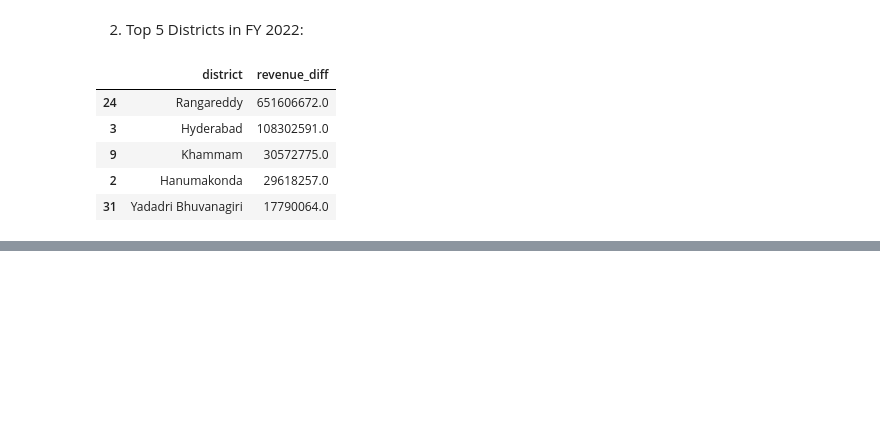
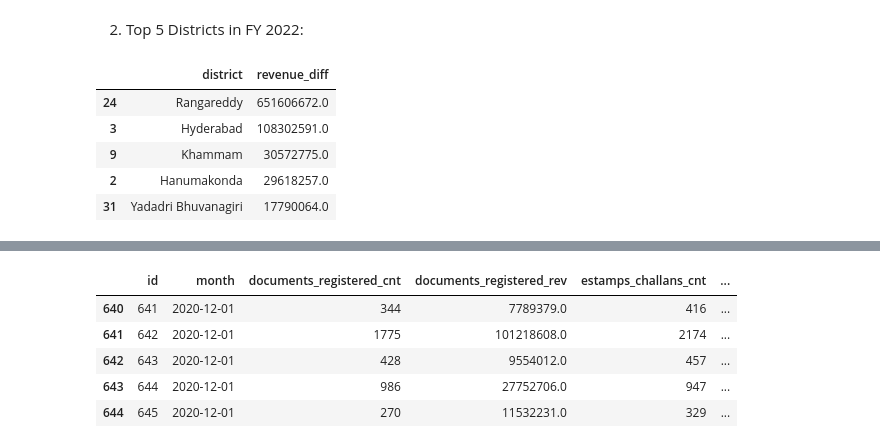
Before and after one commit to nani2357/Telangana_Growth_Analysis, a Jupyter notebook: notebooks/stamps.ipynb, the cells around one changed output, grey strips where cells are left out. Saved outputs shown, nothing was run; the diff lists cells and outputs as text; code cells hidden in the pictures; blank space fills up the shorter version.

Commit message:
p2_completed_stamps

```diff
--- a/notebooks/stamps.ipynb
+++ b/notebooks/stamps.ipynb
@@ -585,0 +616,10 @@ KeyError: 'Dist_Name'
+# %%
+# Find the first month/year when estamps_challans_cnt is greater than zero.
+impl_date = stamps[stamps['estamps_challans_cnt'] > 0]['month'].min()
+
+# Segregate the Data
+# Split the data into two parts: before and after the implementation of e-Stamp challan.
+before_impl = stamps[stamps['month']< impl_date]
+after_impl = stamps[stamps['month'] >= impl_date]
+
+before_impl.head()
@@ -585,0 +633,9 @@ KeyError: 'Dist_Name'
+# %%
+after_impl.head()
+# %% [output]
+|  | id | month | documents_registered_cnt | documents_registered_rev | estamps_challans_cnt | ... |
+| 640 | 641 | 2020-12-01 | 344 | 7789379.0 | 416 | ... |
+| 641 | 642 | 2020-12-01 | 1775 | 101218608.0 | 2174 | ... |
+| 642 | 643 | 2020-12-01 | 428 | 9554012.0 | 457 | ... |
+| 643 | 644 | 2020-12-01 | 986 | 27752706.0 | 947 | ... |
+| 644 | 645 | 2020-12-01 | 270 | 11532231.0 | 329 | ... |
```
Also changed, not shown: parts of 17 cells of this notebook.
